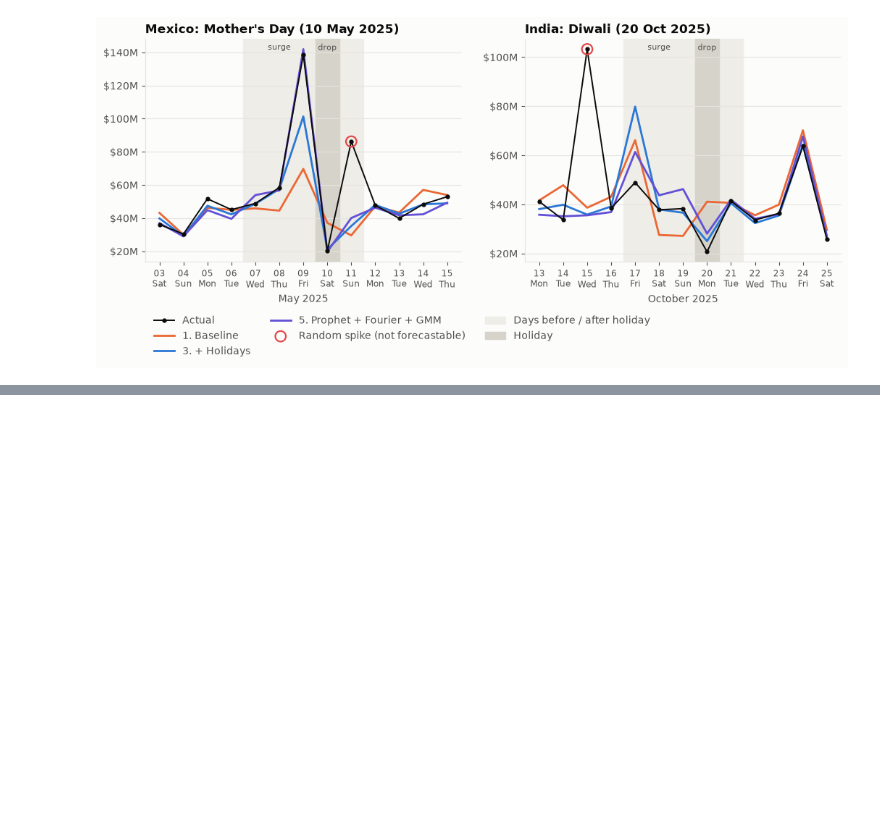
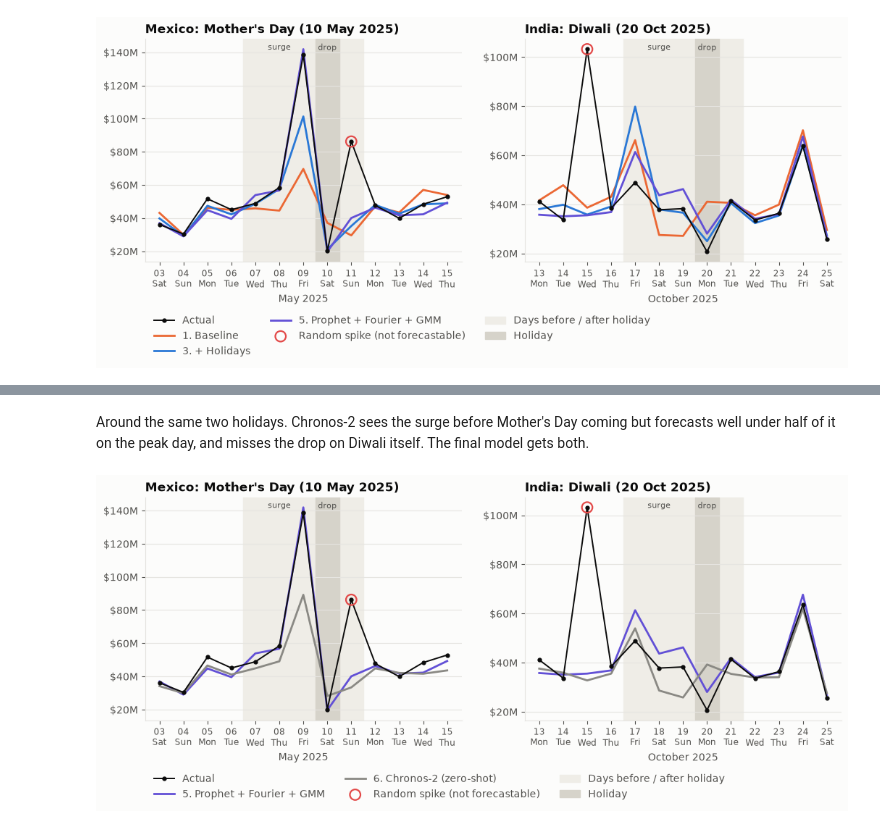
Before and after one commit to marlondocouto2/cash-flow-forecaster, a Jupyter notebook: notebooks/walkthrough.ipynb, the cells around one changed output, grey strips where cells are left out. Cells and saved outputs as stored; diff of their text form; code cells hidden in the pictures; blank space fills up the shorter version.

```diff
--- a/notebooks/walkthrough.ipynb
+++ b/notebooks/walkthrough.ipynb
@@ -213,0 +262,9 @@ plots.plot_zoom(bt, [('MX', "Mexico: Mother's Day (10 May 2025)", '2025-05-03',
+# %% [markdown]
+Around the same two holidays. Chronos-2 sees the surge before Mother's Day coming but forecasts well under half of it on the peak day, and misses the drop on Diwali itself. The final model gets both.
+# %%
+plots.plot_zoom(pd.concat([bt, bt6]),
+                [('MX', "Mexico: Mother's Day (10 May 2025)", '2025-05-03', '2025-05-15'),
+                 ('IN', 'India: Diwali (20 Oct 2025)', '2025-10-13', '2025-10-25')],
+                7, ['5. Prophet + Fourier + GMM', '6. Chronos-2 (zero-shot)'], None)
+# %% [output]
+[figure, added]
```
Also changed, not shown: parts of 6 cells of this notebook, 16 other files.
